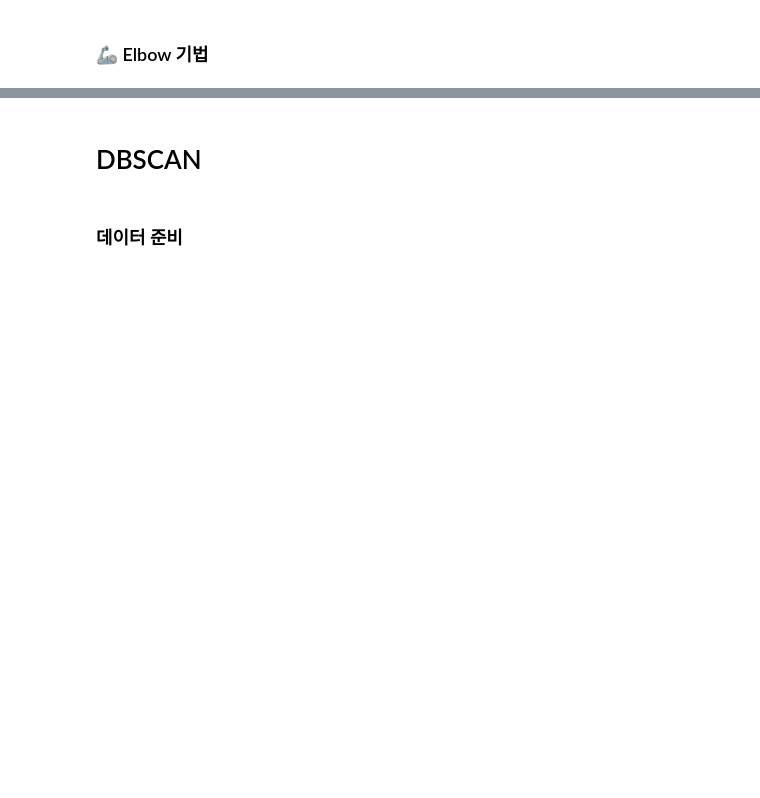
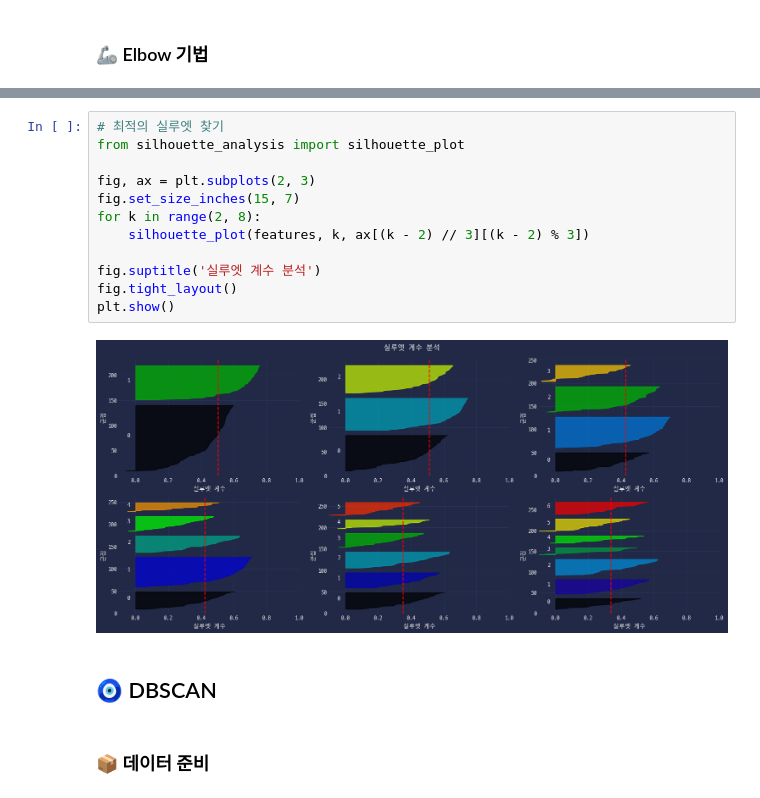
Before and after one commit to zer0ken/ms-ai-school, a Jupyter notebook: clustering/20_군집화_실습.ipynb, the cells around one changed output, grey strips where cells are left out. Cells and saved outputs as stored; diff of their text form; blank space fills up the shorter version.

Commit message:
DBSCAN까지

```diff
--- a/clustering/20_군집화_실습.ipynb
+++ b/clustering/20_군집화_실습.ipynb
@@ -146,7 +147,21 @@ plt.show()
+# %%
+# 최적의 실루엣 찾기
+from silhouette_analysis import silhouette_plot
+
+fig, ax = plt.subplots(2, 3)
+fig.set_size_inches(15, 7)
+for k in range(2, 8):
+    silhouette_plot(features, k, ax[(k - 2) // 3][(k - 2) % 3])
+
+fig.suptitle('실루엣 계수 분석')
+fig.tight_layout()
+plt.show()
+# %% [output]
+[figure, added]
 # %% [markdown]
-# DBSCAN
+## 🧿 DBSCAN
 # %% [markdown]
-### 데이터 준비
+### 📦 데이터 준비
 # %%
 from sklearn.datasets import make_circles
 
```
Also changed, not shown: parts of 24 cells of this notebook, 1 other file.
